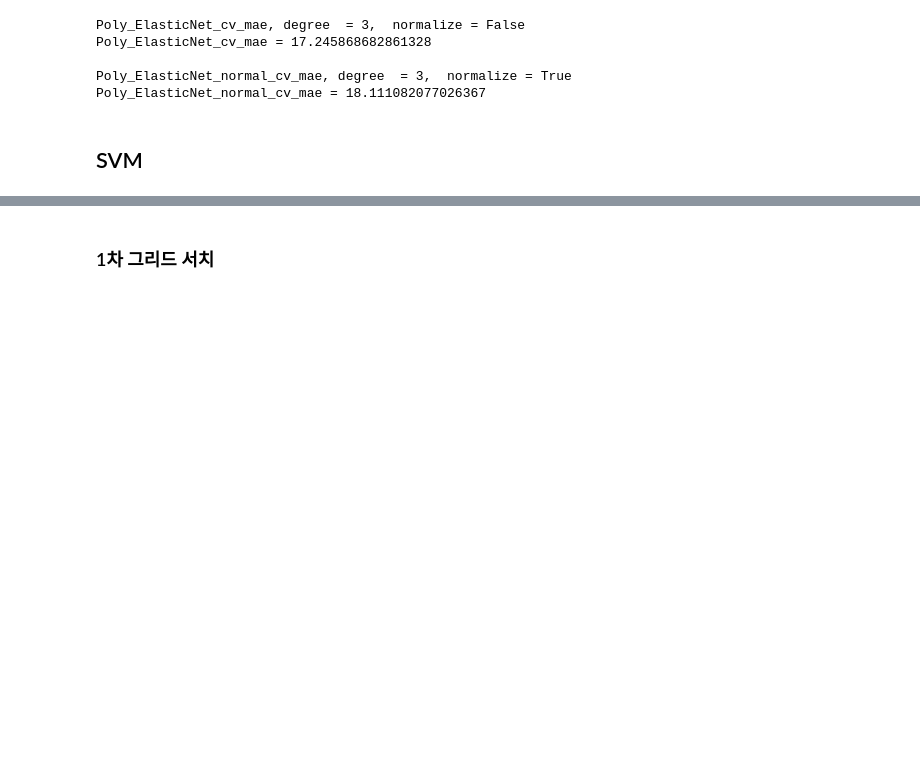
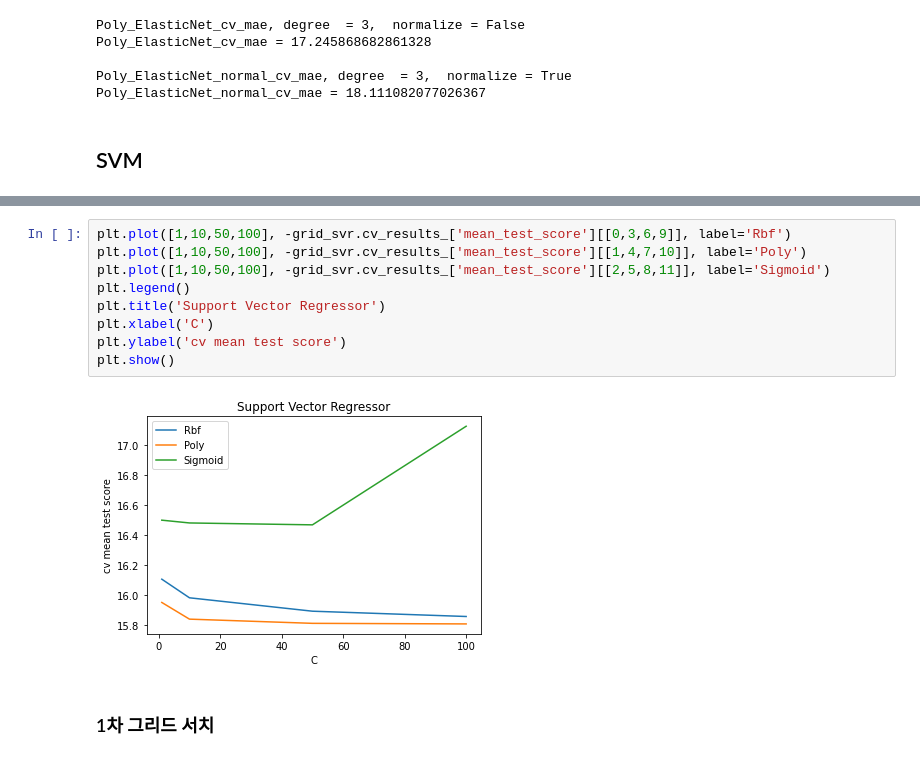
Before and after one commit to deagwon97/machine-learning-and-practice-report, a Jupyter notebook: Dacon_satellite_model.ipynb, the cells around one changed output, grey strips where cells are left out. Drawn from its saved outputs; the diff is of its cells as text; blank space fills up the shorter version.

```diff
--- a/Dacon_satellite_model.ipynb
+++ b/Dacon_satellite_model.ipynb
@@ -301,3 +396,14 @@ Poly_ElasticNet_normal_cv_mae = 18.111082077026367
+# %%
+plt.plot([1,10,50,100], -grid_svr.cv_results_['mean_test_score'][[0,3,6,9]], label='Rbf')
+plt.plot([1,10,50,100], -grid_svr.cv_results_['mean_test_score'][[1,4,7,10]], label='Poly')
+plt.plot([1,10,50,100], -grid_svr.cv_results_['mean_test_score'][[2,5,8,11]], label='Sigmoid')
+plt.legend()
+plt.title('Support Vector Regressor')
+plt.xlabel('C')
+plt.ylabel('cv mean test score')
+plt.show()
+# %% [output]
+[figure, added]
 # %% [markdown]
 ### 1차 그리드 서치
 # %%
```
Also changed, not shown: parts of 13 cells of this notebook.
